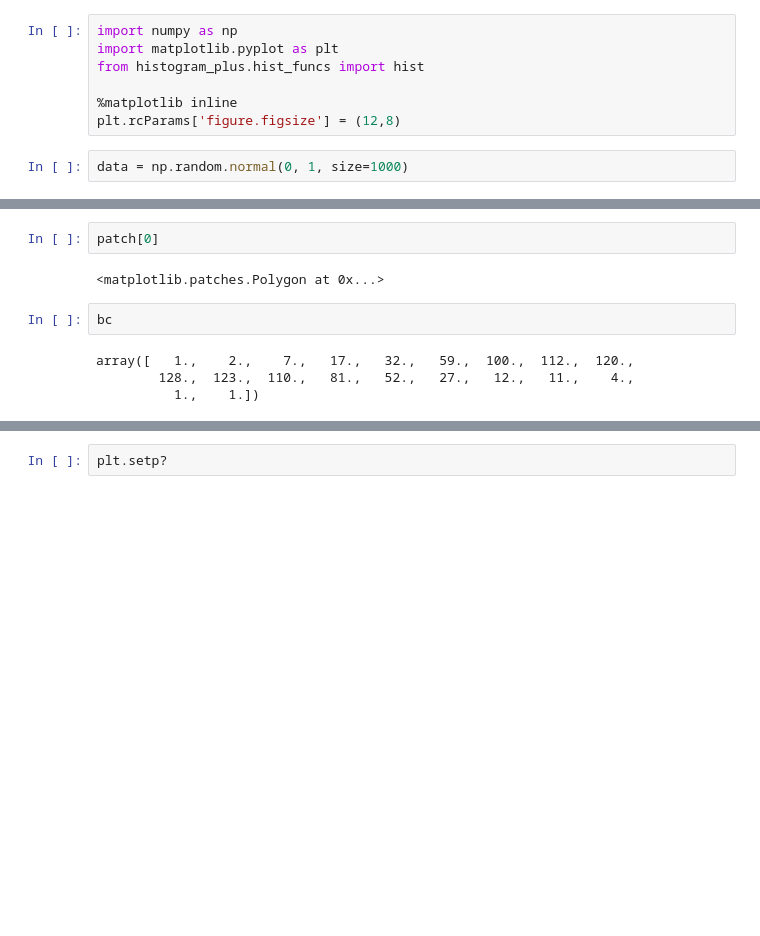
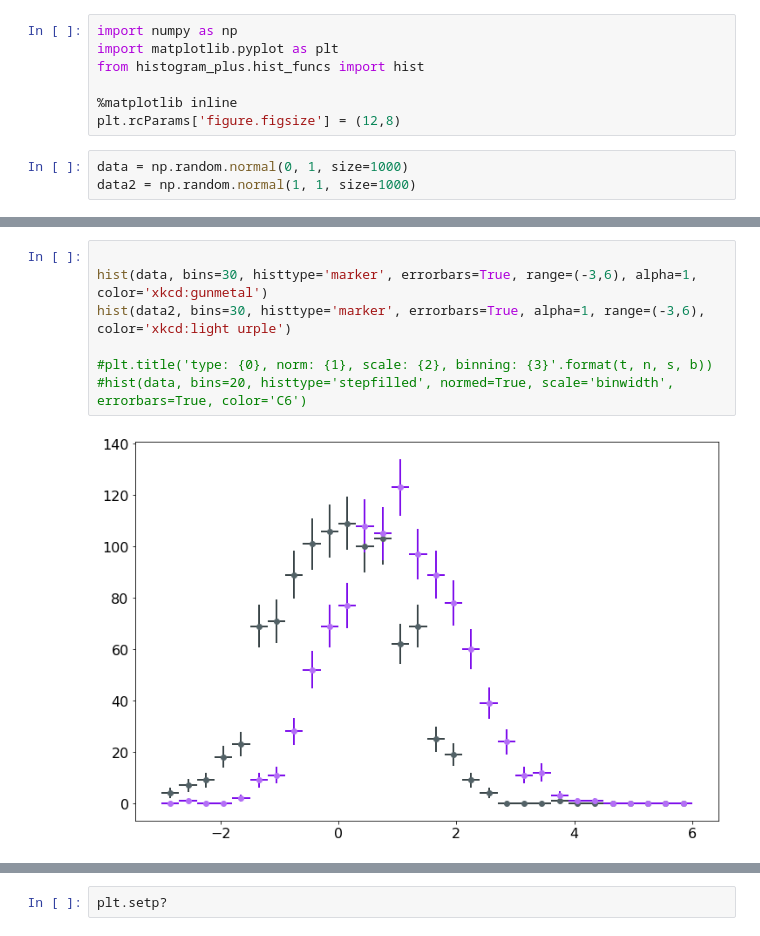
Before and after one commit to pollackscience/histogram_plus, a Jupyter notebook: scripts/hist_plus.ipynb, the cells around one changed output, grey strips where cells are left out. Drawn from its saved outputs; the diff is of its cells as text; blank space fills up the shorter version.

```diff
--- a/scripts/hist_plus.ipynb
+++ b/scripts/hist_plus.ipynb
@@ -7,5 +7,6 @@ from histogram_plus.hist_funcs import hist
 plt.rcParams['figure.figsize'] = (12,8)
 # %%
 data = np.random.normal(0, 1, size=1000)
+data2 = np.random.normal(1, 1, size=1000)
 # %%
 types = ['bar', 'stepfilled', 'step', 'marker']
@@ -74,10 +59,9 @@ for t in types:
-# %%
-patch[0]
-# %% [output]
-<matplotlib.patches.Polygon at 0x...>
-# %%
-bc
-# %% [output]
-array([   1.,    2.,    7.,   17.,   32.,   59.,  100.,  112.,  120.,
-        128.,  123.,  110.,   81.,   52.,   27.,   12.,   11.,    4.,
-          1.,    1.])
+# %%
+
+hist(data, bins=30, histtype='marker', errorbars=True, range=(-3,6), alpha=1, color='xkcd:gunmetal')
+hist(data2, bins=30, histtype='marker', errorbars=True, alpha=1, range=(-3,6), color='xkcd:light urple')
+
+#plt.title('type: {0}, norm: {1}, scale: {2}, binning: {3}'.format(t, n, s, b))
+#hist(data, bins=20, histtype='stepfilled', normed=True, scale='binwidth', errorbars=True, color='C6')
+# %% [output]
+[figure, added]
```
Also changed, not shown: parts of 4 cells of this notebook, 1 other file.
